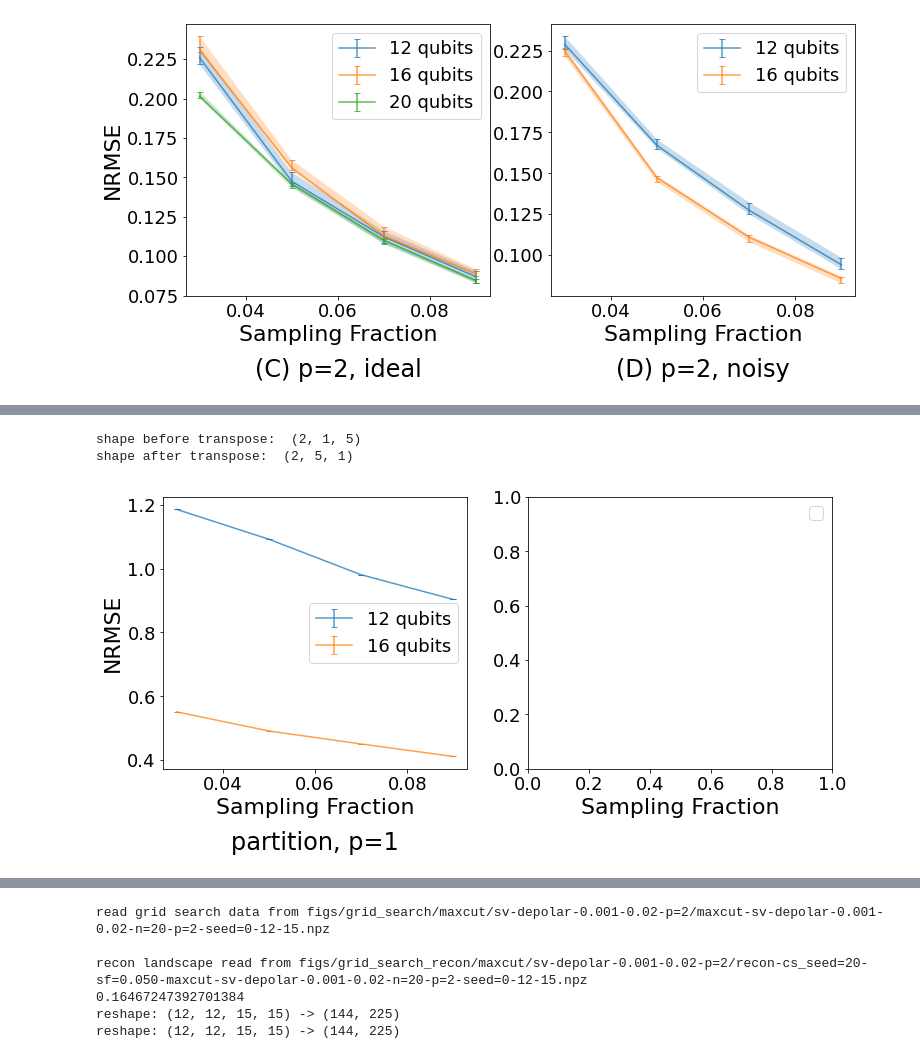
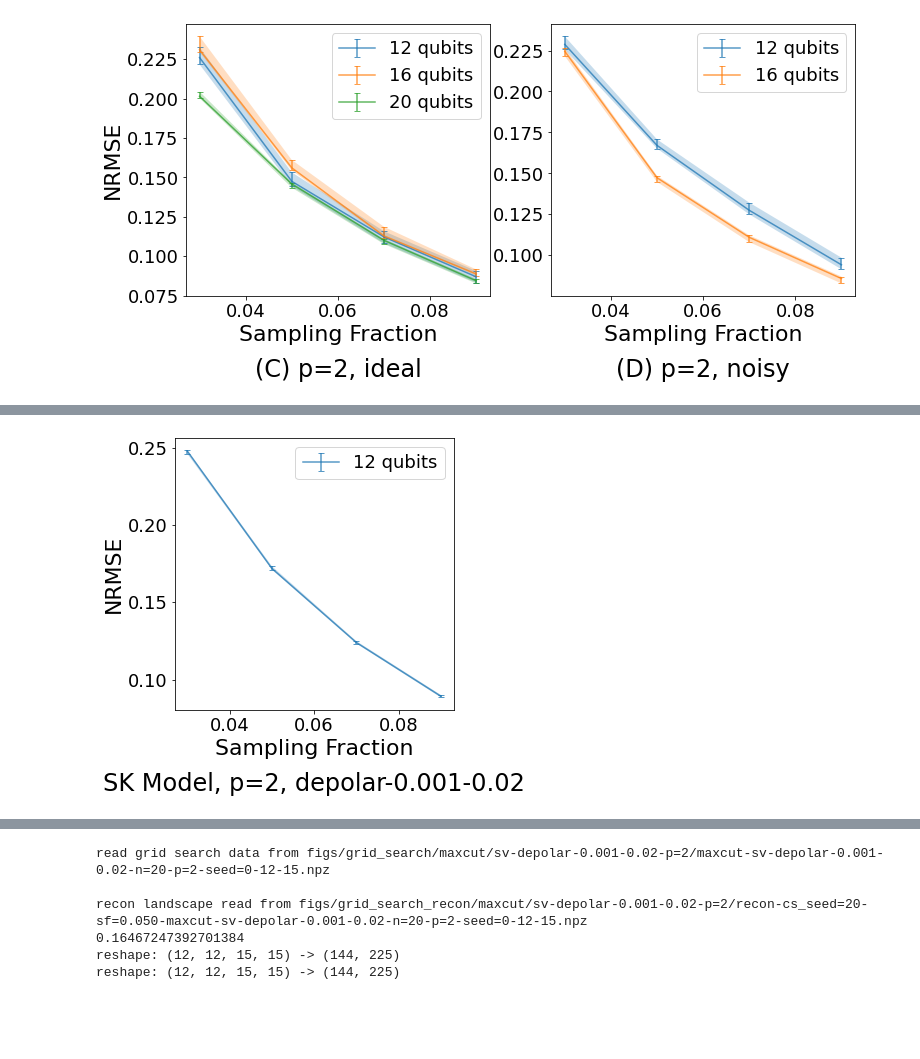
Before and after one commit to kunliu7/oscar, a Jupyter notebook: vis_figs_section4_recon_error.ipynb, the cells around one changed output, grey strips where cells are left out. Drawn from its saved outputs; the diff is of its cells as text; code cells hidden in the pictures; blank space fills up the shorter version.

```diff
--- a/vis_figs_section4_recon_error.ipynb
+++ b/vis_figs_section4_recon_error.ipynb
@@ -17,6 +17,4 @@ from scipy.spatial.distance import (
 )
 
 from data_loader import load_grid_search_data
-
-plt.rcParams['figure.figsize'] = (15.0, 8.0)
 # %%
@@ -242,30 +312,32 @@ shape after transpose:  (2, 5, 8)
 # %%
 
-def vis_partition():
-    recon_error_data = np.load(
-        "figs/grid_search_recon/partition/sv-ideal-p=2/recon_error_ns=[12, 16]-seeds=[0]-sfs=[0.01 0.03 0.05 0.07 0.09]-error=NRMSE.npz"
-        # "figs/grid_search_recon/partition/sv-ideal-p=1/recon_error_ns=[12, 16, 20, 24]-seeds=[0]-sfs=[0.01 0.03 0.05 0.07 0.09]-error=NRMSE.npz"
-        # "figs/grid_search_recon/partition/sv-ideal-p=1/recon_error_ns=[12, 16, 20, 24]-seeds=[0]-sfs=[0.01 0.03 0.05 0.07 0.09].npz"
-        # "figs/grid_search_recon/partition/sv-ideal-p=2/recon_error_ns=[12, 16]-seeds=[0]-sfs=[0.01 0.03 0.05 0.07 0.09].npz"
-        , allow_pickle=True
-    )
-    # nq_range = [12, 16, 20, 24]
-    nq_range = [12, 16]
-    inst_range = [0]
-    sf_range = np.arange(0.01, 0.11, 0.02)
-    mses = recon_error_data['mses']
-    coss = recon_error_data['coss']
+def vis_sk_model(noise: str):
+    if noise == 'ideal':
+        recon_error_data = np.load(
+            "figs/grid_search_recon/skmodel/sv-ideal-p=2/recon_error_ns=[12, 16, 20, 24]-seeds=[0, 1, 2, 3, 4, 5, 6, 7]-sfs=[0.01 0.03 0.05 0.07 0.09]-error=NRMSE.npz"
+            # "figs/grid_search_recon/skmodel/sv-ideal-p=2/recon_error_ns=[12, 16, 20, 24]-seeds=[0]-sfs=[0.01 0.03 0.05 0.07 0.09]-error=NRMSE.npz"
+            # "figs/grid_search_recon/skmodel/sv-ideal-p=2/recon_error_ns=[12, 16, 20, 24]-seeds=[0]-sfs=[0.01 0.03 0.05 0.07 0.09].npz"
+            , allow_pickle=True
+        )
+        nq_range = [12, 16, 20, 24]
+        inst_range = range(8)
+        sf_range = np.arange(0.01, 0.11, 0.02)
+        mses = recon_error_data['mses']
+        coss = recon_error_data['coss']
 
-    params = {'legend.fontsize': 18,
-          'figure.figsize': (12, 5),
-         'axes.labelsize': 22, #'x-large',
-         'axes.titlesize': 24, #'x-large',
-         'xtick.labelsize': 18,
-         'ytick.labelsize': 18}
-    plt.rcParams.update(params)
+    elif noise == "depolar-0.001-0.02":
+        recon_error_data = np.load(
+            "figs/grid_search_recon/skmodel/sv-depolar-0.001-0.02-p=2/recon_error_ns=[12]-seeds=[0, 1, 2, 3, 4, 5, 6, 7]-sfs=[0.01 0.03 0.05 0.07 0.09]-error=NRMSE.npz"
+            , allow_pickle=True
+        )
+        nq_range = [12]
+        sf_range = np.arange(0.01, 0.11, 0.02)
+        inst_range = range(8)
+        mses = recon_error_data['mses']
 
-    fig, axes = plt.subplots(1, 2) #
-    vis_recon_error(axes[0], nq_range, inst_range, sf_range, mses, "quantiles", "partition, p=1")
+    fig, axes = plt.subplots(1, 1) #
+    axes = [axes]
+    vis_recon_error(axes[0], nq_range, inst_range, sf_range, mses, "quantiles", f"SK Model, p=2, {noise}")
 
     for i, ax in enumerate(axes):
         ax.set_xlabel("Sampling Fraction")
@@ -273,7 +345,15 @@ def vis_partition():
             ax.set_ylabel("NRMSE")
         ax.legend()
 
-    plt.savefig("paper_figs/test_partition.pdf", bbox_inches="tight", dpi=1000)
+    plt.savefig(f"paper_figs/NRMSE_skmodel_{noise}.pdf", bbox_inches="tight", dpi=1000)
     plt.show()
-vis_partition()
+
+params = {'legend.fontsize': 18,
+        'figure.figsize': (5, 5),
+        'axes.labelsize': 22, #'x-large',
+        'axes.titlesize': 24, #'x-large',
+        'xtick.labelsize': 18,
+        'ytick.labelsize': 18}
+plt.rcParams.update(params)
+vis_sk_model('depolar-0.001-0.02')
 # %% [output]
@@ -281,3 +362 @@ WARNING - No artists with labels found to put in legend.  Note that artists whos
-shape before transpose:  (2, 1, 5)
-shape after transpose:  (2, 5, 1)
-[figure, old version]
+[figure, new version]
```
Also changed, not shown: parts of 6 cells of this notebook, 3 other files.
